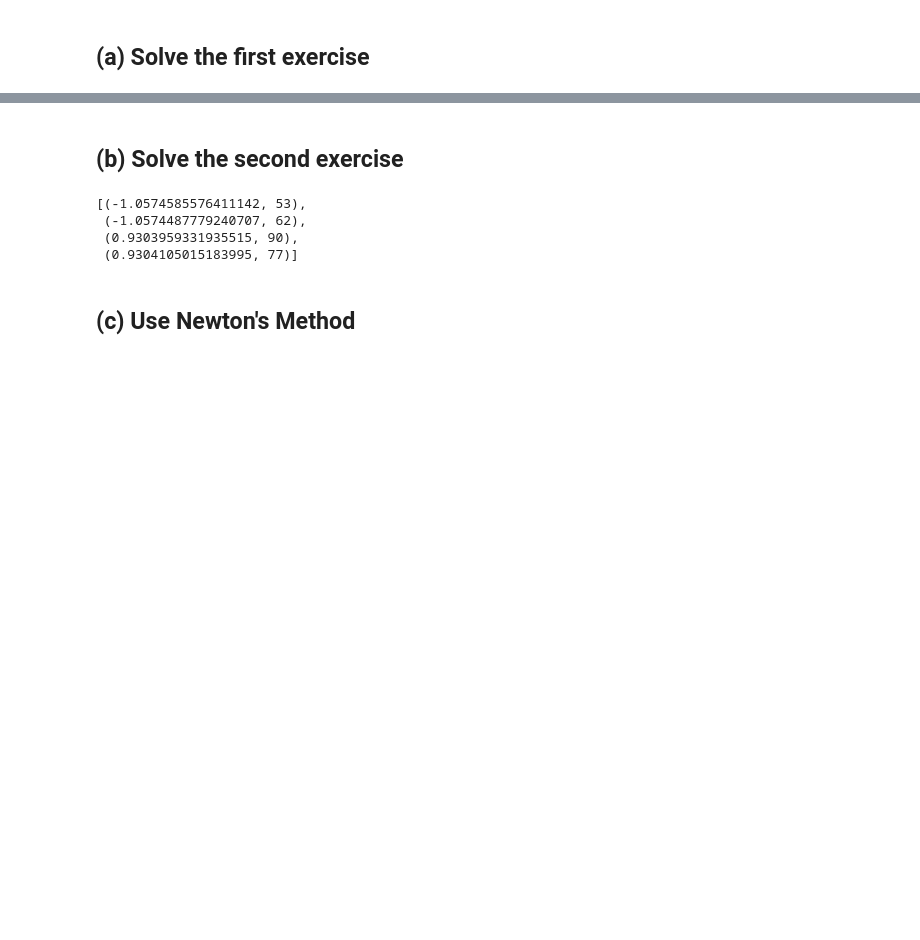
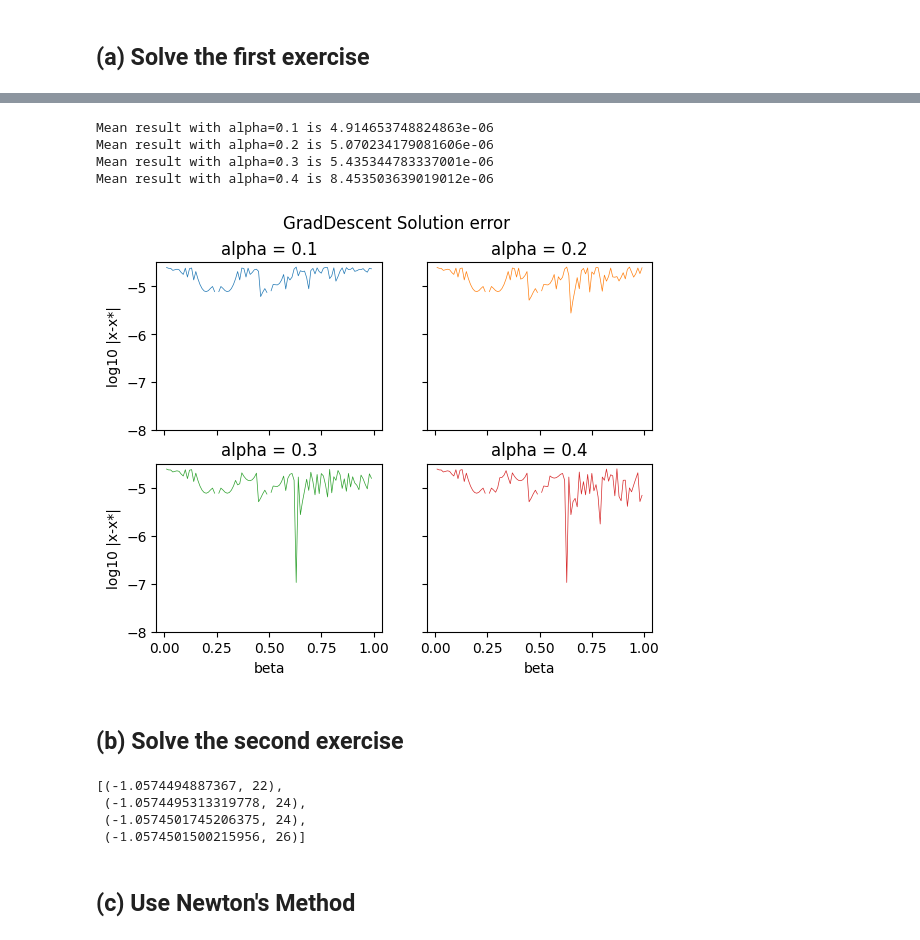
Before and after one commit to AdriaCoding/ConvexProgramming, a Jupyter notebook: ex6/ex6.ipynb, the cells around one changed output, grey strips where cells are left out. Drawn from its saved outputs; the diff is of its cells as text; code cells hidden in the pictures; blank space fills up the shorter version.

```diff
--- a/ex6/ex6.ipynb
+++ b/ex6/ex6.ipynb
@@ -31,13 +58,40 @@ print(sol0GD) # x = error, since x* = 0
+# %%
+
+def plotSomeErrors(alphas= [0.1, 0.2, 0.3, 0.4], step=0.0001):
+    betas = np.arange(step, 1, step)
+    fig, axs = plt.subplots(2, 2)
+    color = ['blue', 'orange', 'green', 'red']
+    for i in range(4):
+        output = [GradDescent(init0[0], f0, df0, stop_criterion=1e-4, alpha=alphas[i], beta=b) for b in betas]
+        err = [s[0] for s in output]
+        axs[i//2, i%2].plot(betas, np.log10(np.abs(err)), f'tab:{color[i]}', linewidth=0.5)
+        axs[i//2, i%2].set_title(f'alpha = {alphas[i]}' )
+        axs[i//2, i%2].set_ylim([-8, -4.5])
+        print(f'Mean result with alpha={alphas[i]} is {np.mean(err)}')
+
+    for ax in axs.flat:
+        ax.set(xlabel='beta', ylabel='log10 |x-x*|')
+    for ax in axs.flat:
+        ax.label_outer()
+    fig.suptitle(f'GradDescent Solution error')
+    plt.savefig(f'errors_{step}.png')
+plotSomeErrors(step=0.01)
+# %% [output]
+Mean result with alpha=0.1 is 4.914653748824863e-06
+Mean result with alpha=0.2 is 5.070234179081606e-06
+Mean result with alpha=0.3 is 5.435344783337001e-06
+Mean result with alpha=0.4 is 8.453503639019012e-06
+[figure, added]
 # %% [markdown]
 ## (b) Solve the second exercise
 # %%
-solsGD = [GradDescent(x_0=x_0, df=df1, stepsize=0.01, stop_criterion=stop_criterion) for x_0 in init1]
+solsGD = [GradDescent(x_0=x_0, f=f1, df=df1, stop_criterion=stop_criterion, alpha=0.1, beta=0.8) for x_0 in init1]
 solsGD
 # %% [output]
-[(-1.0574585576411142, 53),
- (-1.0574487779240707, 62),
- (0.9303959331935515, 90),
- (0.9304105015183995, 77)]
+[(-1.0574494887367, 22),
+ (-1.0574495313319778, 24),
+ (-1.0574501745206375, 24),
+ (-1.0574501500215956, 26)]
 # %% [markdown]
 ## (c) Use Newton's Method
 # %%
```
Also changed, not shown: parts of 6 cells of this notebook, 4 other files.
